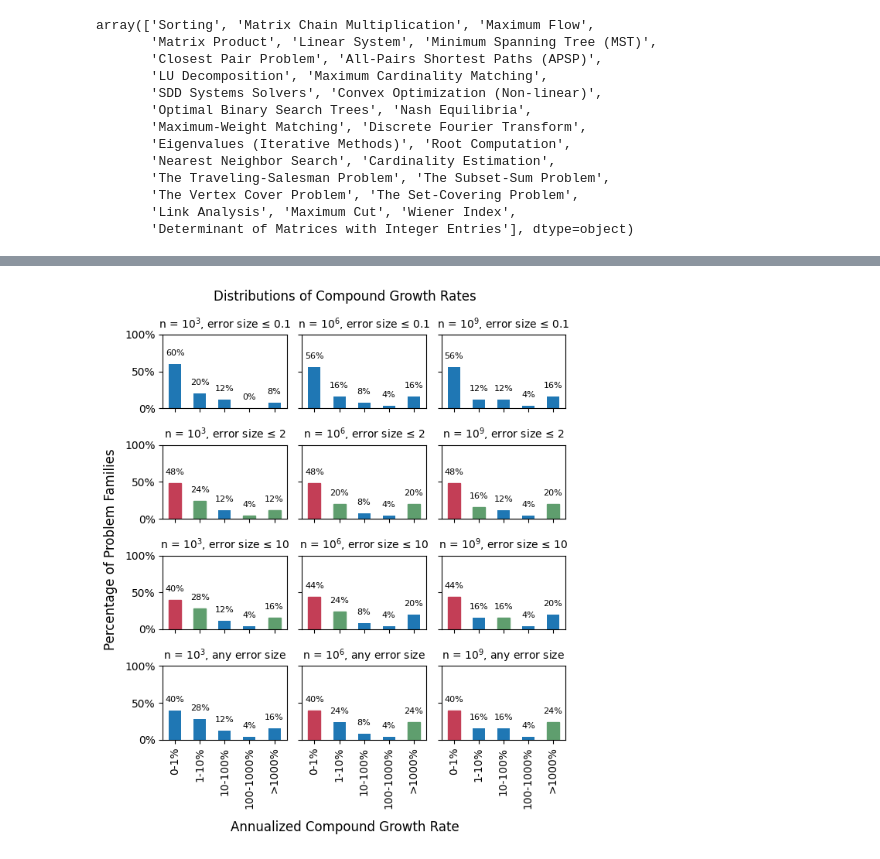
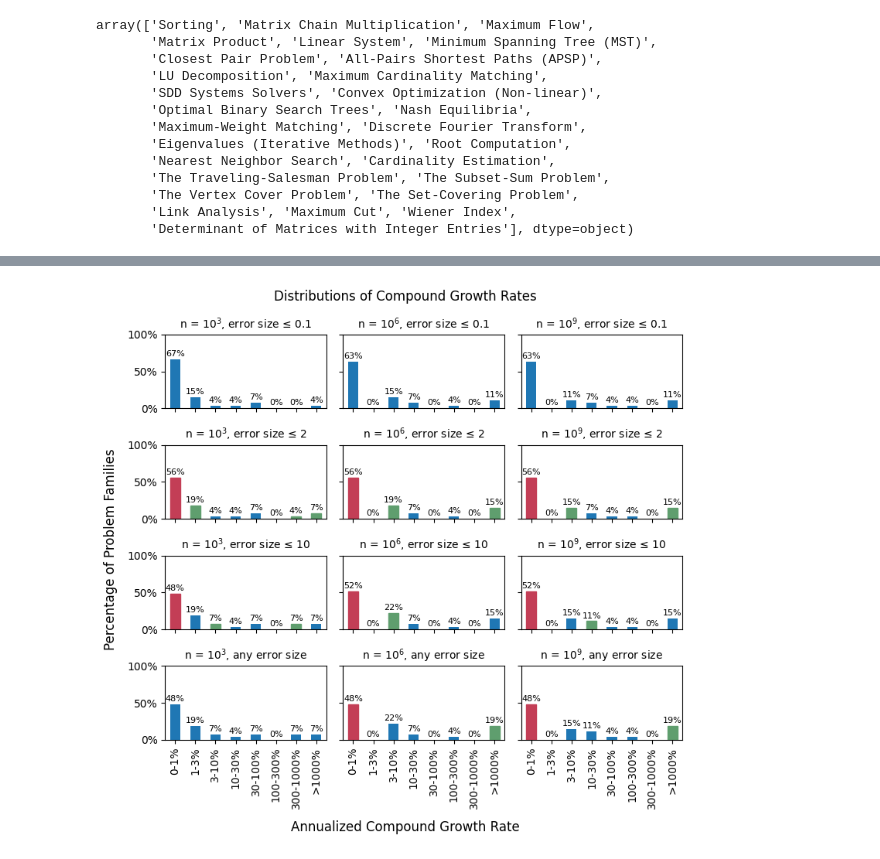
Before and after one commit to andrewlucasgs/approximation-algorithms, a Jupyter notebook: time.ipynb, the cells around one changed output, grey strips where cells are left out. Saved outputs shown, nothing was run; the diff lists cells and outputs as text; code cells hidden in the pictures.

Commit message:
Add new graphs

```diff
--- a/time.ipynb
+++ b/time.ipynb
@@ -371,7 +371,7 @@ def process_cgr_data(error_size_df, n):
     cgr['f'] = cgr['Family Name'].apply(lambda x: min(sheet1[sheet1['Family Name'] == x][n].min(), error_size_df[error_size_df['Family Name'] == x][n].min()))
     cgr['t'] = cgr['Family Name'].apply(lambda x: min(sheet1[sheet1['Family Name'] == x]['Year'].min(), error_size_df[error_size_df['Family Name'] == x]['Year'].min()))
     cgr['cgr'] = cgr.apply(lambda x: (x['f']/x['b'])**(1/(CUR_YEAR-x['t']))-1 if x['f'] >= x['b'] else (x['b']/x['f'])**(1/(CUR_YEAR-x['t']))-1, axis=1)
-    cgr['cgr_percentage_group'] = pd.cut(cgr['cgr'], bins=[-1, 0.01, 0.1, 1, 10, float("inf")], right=True, include_lowest=True, labels=['0-1%', '1-10%', '10-100%', '100-1000%','>1000%'])
+    cgr['cgr_percentage_group'] = pd.cut(cgr['cgr'], bins=[-1, 0.01, 0.03, 0.1, 0.3, 1, 3, 10, float("inf")], right=True, include_lowest=True, labels=['0-1%', '1-3%', '3-10%', '10-30%', '30-100%', '100-300%', '300-1000%','>1000%'])
     return cgr
 
 cgr_n_3_e_1 = process_cgr_data(error_size_1, 'n = 10^3')
@@ -391,7 +391,7 @@ cgr_n_6_e_4 = process_cgr_data(error_size_4, 'n = 10^6')
 cgr_n_9_e_4 = process_cgr_data(error_size_4, 'n = 10^9')
 
 # plot 3 figures
-fig, axs = plt.subplots(4, 3, figsize=(6,7), sharex=True, sharey=True)
+fig, axs = plt.subplots(4, 3, figsize=(7.5,7), sharex=True, sharey=True)
 
 # 1 - "smaller" than 0.1
 cgr_n_3_e_1['cgr_percentage_group'].value_counts(normalize=True).sort_index().plot(kind='bar', ax=axs[0, 0], title='n = $10^{3}$, error size ≤ 0.1')
@@ -412,6 +412,8 @@ cgr_n_9_e_2_4['cgr_percentage_group'].value_counts(normalize=True).sort_index().
 cgr_n_3_e_4['cgr_percentage_group'].value_counts(normalize=True).sort_index().plot(kind='bar', ax=axs[3, 0], title='n = $10^{3}$, any error size')
 cgr_n_6_e_4['cgr_percentage_group'].value_counts(normalize=True).sort_index().plot(kind='bar', ax=axs[3, 1], title='n = $10^{6}$, any error size')
 cgr_n_9_e_4['cgr_percentage_group'].value_counts(normalize=True).sort_index().plot(kind='bar', ax=axs[3, 2], title='n = $10^{9}$, any error size')
+
+
 
 
 # y-axis label from 0 to 100%
@@ -426,35 +428,35 @@ for ax in axs.flat:
     # rotate x-axis labels
     ax.tick_params(axis='x', rotation=90)
 
 
 
 # if the value decreases, set the color to red
 for  index,ax in enumerate(axs.flat):
     if index < 3:
         continue
     for pindex, p in enumerate(ax.patches):
         if axs.flat[index-3].patches[pindex].get_height() > p.get_height():
             p.set_color('#C33E56')
         elif axs.flat[index-3].patches[pindex].get_height() < p.get_height():
             p.set_color('#5F9E6E')
 
 # add value on top of each bar
 for ax in axs.flat:
     for p in ax.patches:
-        ax.annotate(f'{p.get_height():.0%}', (p.get_x() + p.get_width() / 2., p.get_height()), ha='center', va='center', xytext=(0, 10), textcoords='offset points', fontsize=8)
+        ax.annotate(f'{p.get_height():.0%}', (p.get_x() + p.get_width() / 2., p.get_height()), ha='center', va='center', xytext=(0, 5), textcoords='offset points', fontsize=8)
 
 fig.suptitle("Distributions of Compound Growth Rates")
 fig.text(0.5, -0.02, 'Annualized Compound Growth Rate', ha='center', fontsize=12)
 fig.text(-0.02, 0.5, 'Percentage of Problem Families', va='center', rotation='vertical', fontsize=12)
 
 
 
 
 # add margin between subplots
 plt.tight_layout()
 plt.show()
 # %% [output]
-[figure, old version]
+[figure, new version]
 # %%
 from complexity_functions.huge_num import Huge
 CUR_YEAR = 2024
```
Also changed, not shown: parts of 10 cells of this notebook, 8 other files.
